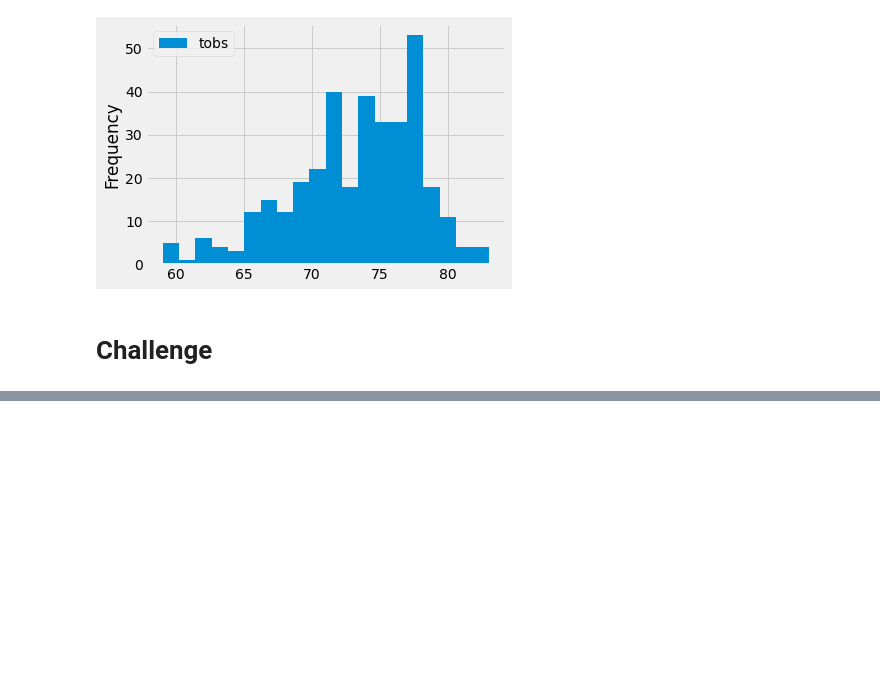
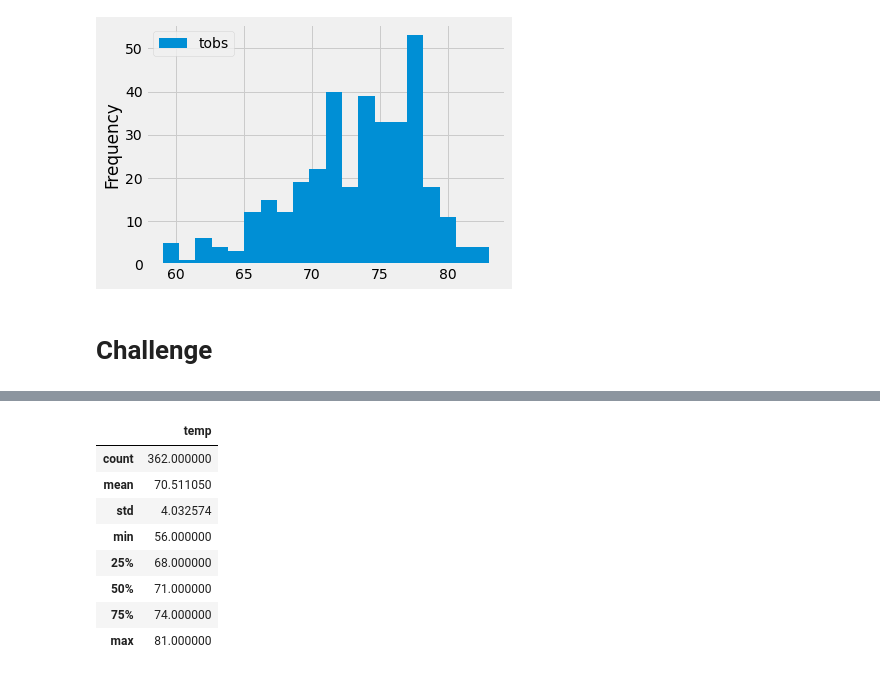
Before and after one commit to RussellShelley/surfs_up, a Jupyter notebook: climate_analysis.ipynb, the cells around one changed output, grey strips where cells are left out. Drawn from its saved outputs; the diff is of its cells as text; code cells hidden in the pictures; blank space fills up the shorter version.

```diff
--- a/climate_analysis.ipynb
+++ b/climate_analysis.ipynb
@@ -196,0 +305,13 @@ plt.tight_layout()
+# %%
+Sea_leveldecdf = pd.DataFrame(SLDectemps, columns=['temp','date'])
+Sea_leveldecdf.describe()
+# %% [output]
+|  | temp |
+| count | 362.000000 |
+| mean | 70.511050 |
+| std | 4.032574 |
+| min | 56.000000 |
+| 25% | 68.000000 |
+| 50% | 71.000000 |
+| 75% | 74.000000 |
+| max | 81.000000 |
```
Also changed, not shown: parts of 20 cells of this notebook, 8 other files.
